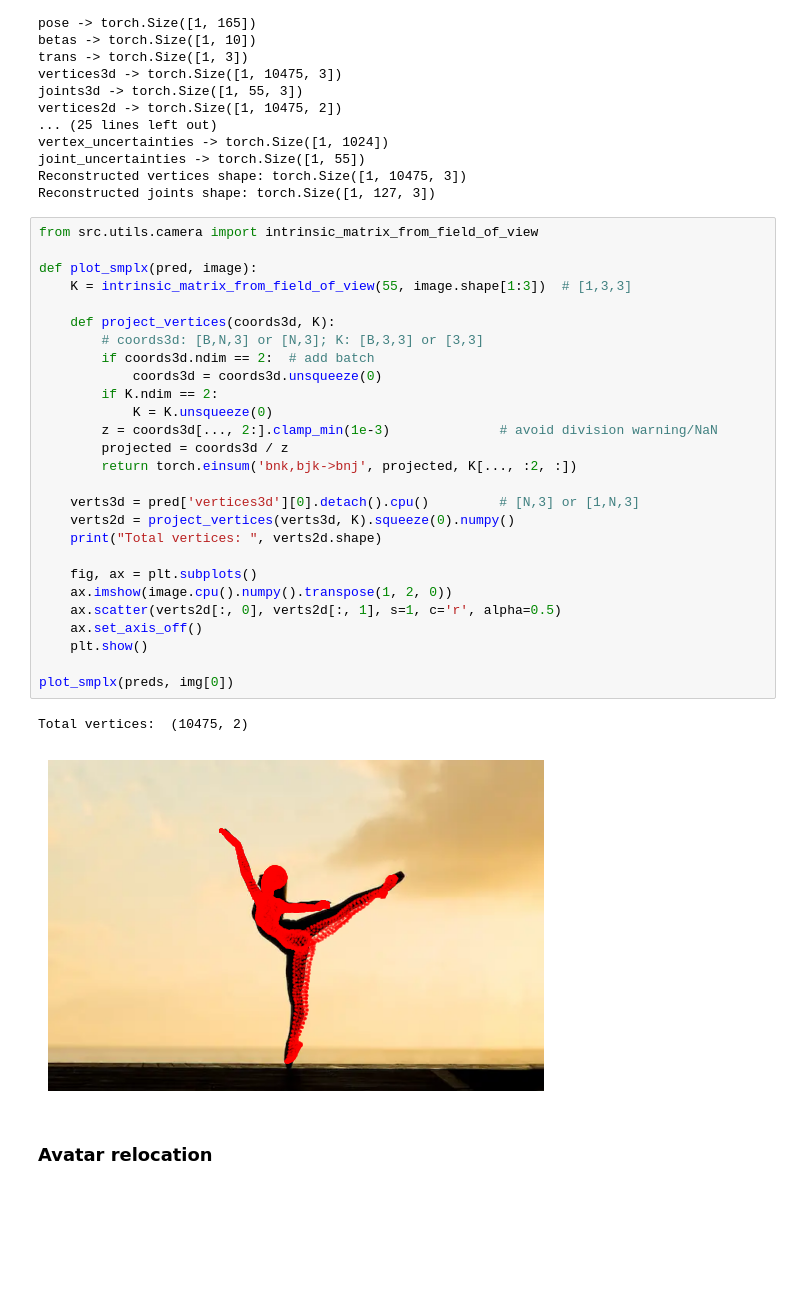
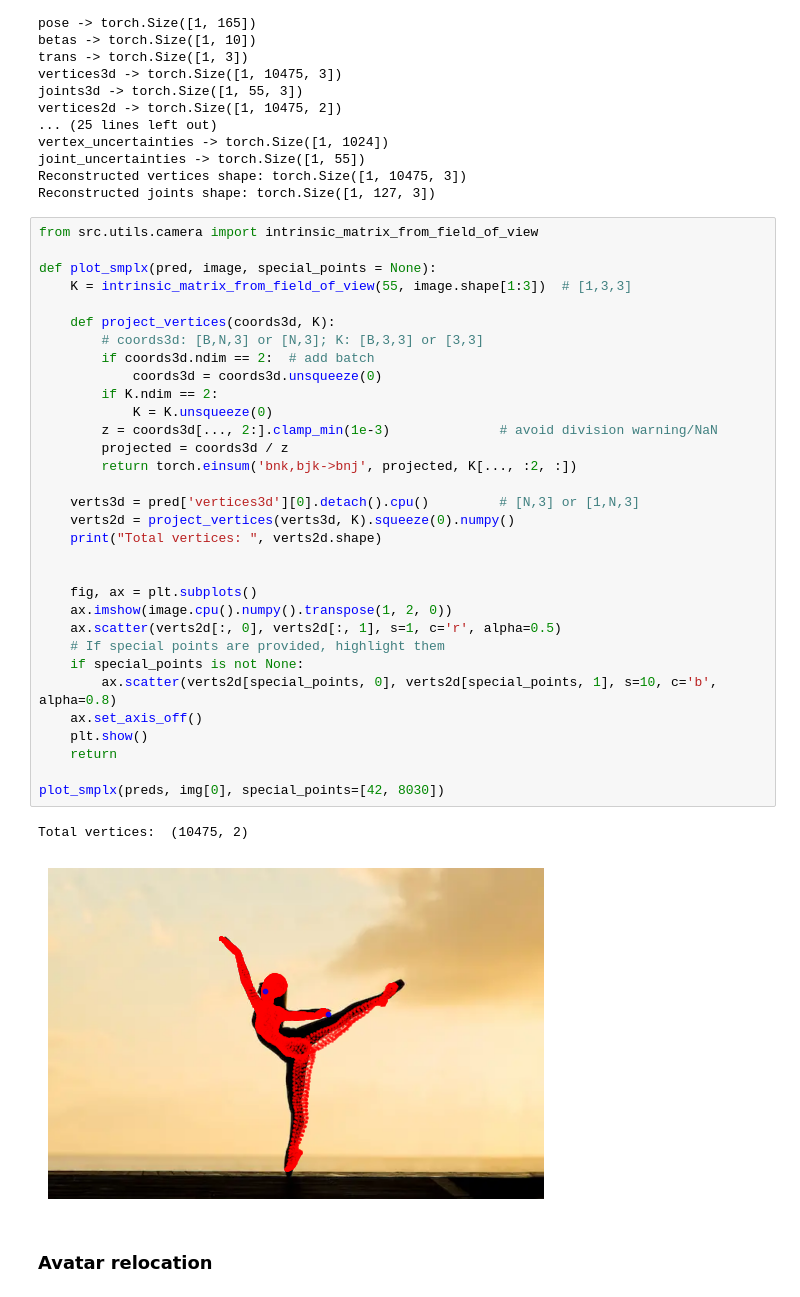
Before and after one commit to HJYblur/avatar-benchmark, a Jupyter notebook: main.ipynb, the cells around one changed output. Cells and saved outputs as stored; diff of their text form; blank space fills up the shorter version.

```diff
--- a/main.ipynb
+++ b/main.ipynb
@@ -128,33 +128,38 @@ Reconstructed joints shape: torch.Size([1, 127, 3])
 # %%
 from src.utils.camera import intrinsic_matrix_from_field_of_view
 
-def plot_smplx(pred, image):
+def plot_smplx(pred, image, special_points = None):
     K = intrinsic_matrix_from_field_of_view(55, image.shape[1:3])  # [1,3,3]
 
     def project_vertices(coords3d, K):
         # coords3d: [B,N,3] or [N,3]; K: [B,3,3] or [3,3]
         if coords3d.ndim == 2:  # add batch
             coords3d = coords3d.unsqueeze(0)
         if K.ndim == 2:
             K = K.unsqueeze(0)
         z = coords3d[..., 2:].clamp_min(1e-3)              # avoid division warning/NaN
         projected = coords3d / z
         return torch.einsum('bnk,bjk->bnj', projected, K[..., :2, :])
 
     verts3d = pred['vertices3d'][0].detach().cpu()         # [N,3] or [1,N,3]
     verts2d = project_vertices(verts3d, K).squeeze(0).numpy()
     print("Total vertices: ", verts2d.shape)
 
+
     fig, ax = plt.subplots()
     ax.imshow(image.cpu().numpy().transpose(1, 2, 0))
     ax.scatter(verts2d[:, 0], verts2d[:, 1], s=1, c='r', alpha=0.5)
+    # If special points are provided, highlight them
+    if special_points is not None:
+        ax.scatter(verts2d[special_points, 0], verts2d[special_points, 1], s=10, c='b', alpha=0.8)
     ax.set_axis_off()
     plt.show()
+    return
 
-plot_smplx(preds, img[0])
+plot_smplx(preds, img[0], special_points=[42, 8030])
 # %% [output]
 Total vertices:  (10475, 2)
-[figure, old version]
+[figure, new version]
 # %% [markdown]
 ### Avatar relocation
 # %%
```
Also changed, not shown: parts of 4 cells of this notebook.
